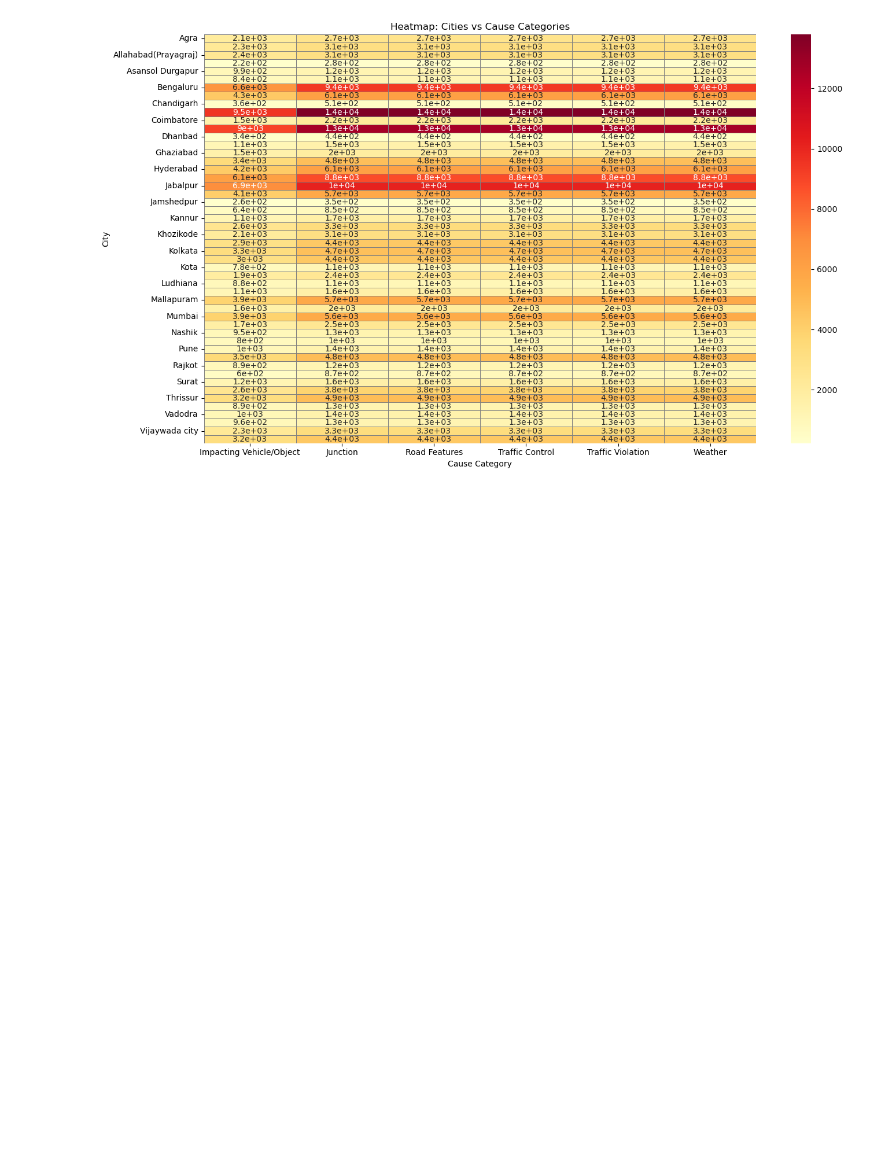
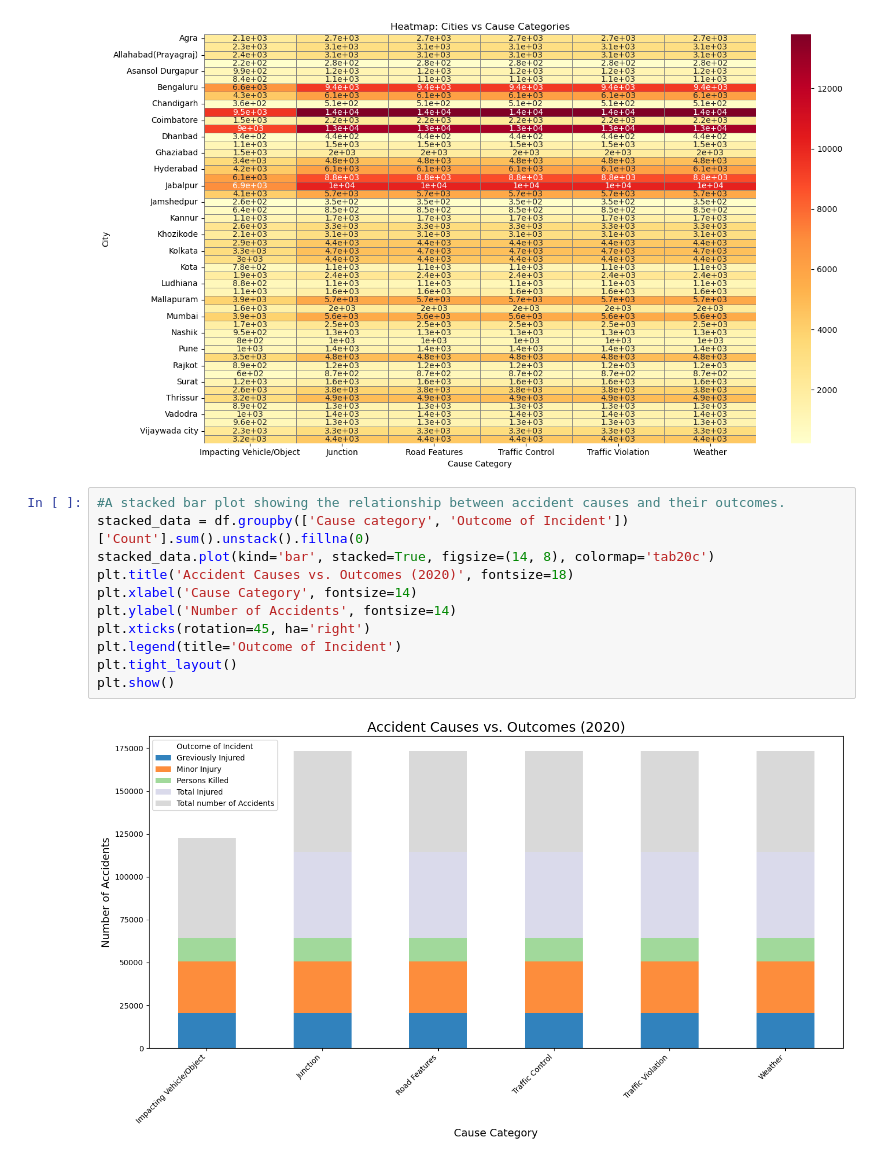
Before and after one commit to karkilalit18/Capstone-Project, a Jupyter notebook: Regulatory Affairs of Road Accident Data 2020 India Project.ipynb, the cells around one changed output. Drawn from its saved outputs; the diff is of its cells as text; blank space fills up the shorter version.

```diff
--- a/Regulatory Affairs of Road Accident Data 2020 India Project.ipynb
+++ b/Regulatory Affairs of Road Accident Data 2020 India Project.ipynb
@@ -203,3 +203,16 @@ plt.tight_layout()
 plt.show()
 # %% [output]
 [figure]
+# %%
+#A stacked bar plot showing the relationship between accident causes and their outcomes.
+stacked_data = df.groupby(['Cause category', 'Outcome of Incident'])['Count'].sum().unstack().fillna(0)
+stacked_data.plot(kind='bar', stacked=True, figsize=(14, 8), colormap='tab20c')
+plt.title('Accident Causes vs. Outcomes (2020)', fontsize=18)
+plt.xlabel('Cause Category', fontsize=14)
+plt.ylabel('Number of Accidents', fontsize=14)
+plt.xticks(rotation=45, ha='right')
+plt.legend(title='Outcome of Incident')
+plt.tight_layout()
+plt.show()
+# %% [output]
+[figure, added]
```
